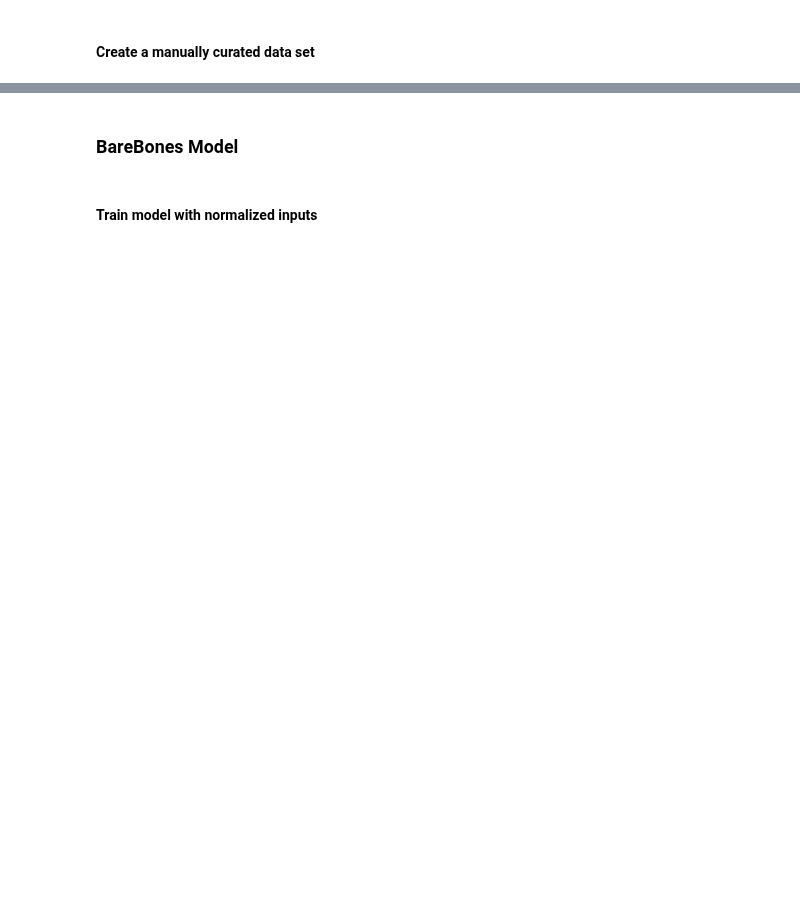
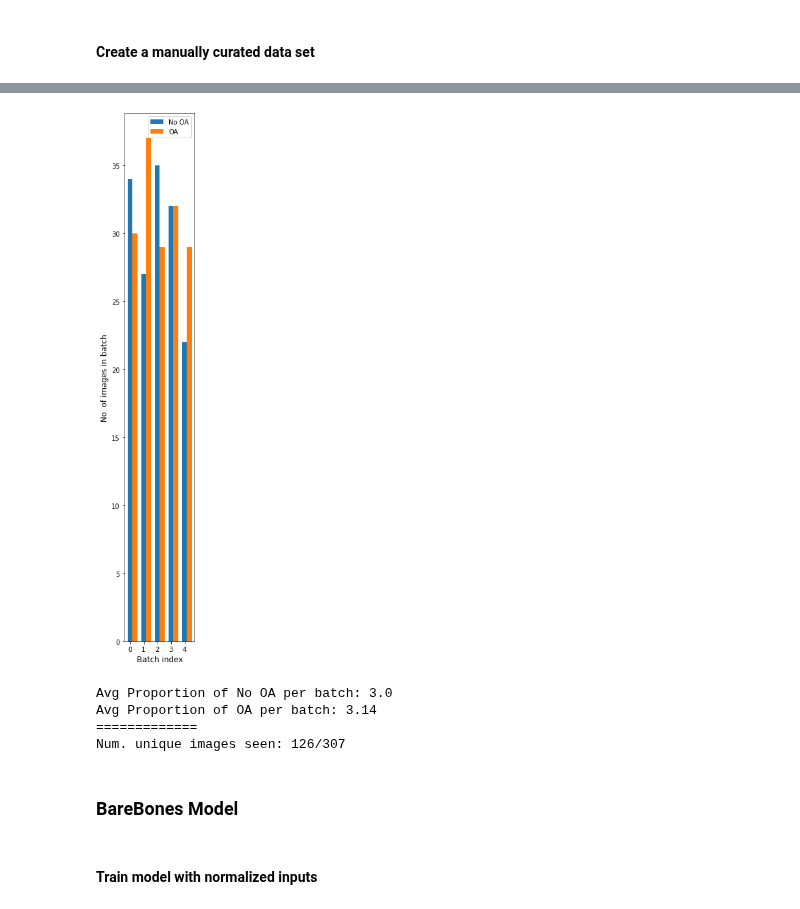
Before and after one commit to amandaliusa/cs231n, a Jupyter notebook: analysis/Model.ipynb, the cells around one changed output, grey strips where cells are left out. Drawn from its saved outputs; the diff is of its cells as text; code cells hidden in the pictures; blank space fills up the shorter version.

```diff
--- a/analysis/Model.ipynb
+++ b/analysis/Model.ipynb
@@ -290,3 +380,24 @@ print(df_join.iloc[NUM_TRAIN:NUM_TRAIN+NUM_VAL,-1].sum())    # 4
+# %%
+train = CustomDataset(dataframe=df_join.iloc[:NUM_TRAIN], transform=transform)
+class_weights = 1./torch.tensor(class_counts, dtype=torch.float)
+labels = df_join.iloc[:NUM_TRAIN,-1]
+class_weights_all = class_weights[labels]
+
+# oversample the training data
+weighted_sampler = sampler.WeightedRandomSampler(
+    weights=class_weights_all,
+    num_samples=len(class_weights_all),
+    replacement=True
+)
+loader_train_os = DataLoader(train, batch_size=64, sampler=weighted_sampler)
+
+_, _, _ = visualise_dataloader(loader_train_os, {0: "No OA", 1: "OA"})
+# %% [output]
+[figure, added]
+Avg Proportion of No OA per batch: 3.0
+Avg Proportion of OA per batch: 3.14
+=============
+Num. unique images seen: 126/307
 # %% [markdown]
 ### BareBones Model
 # %%
```
Also changed, not shown: parts of 23 cells of this notebook.
